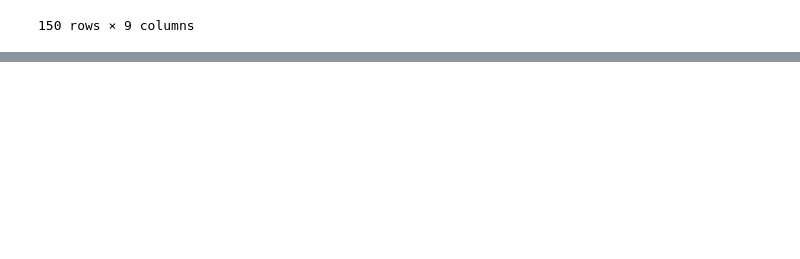
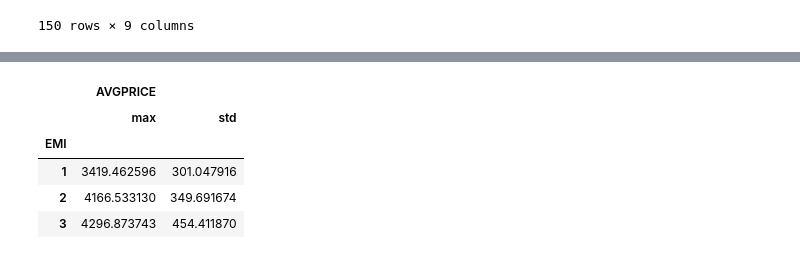
Before and after one commit to km1031kim/python, a Jupyter notebook: Session05 - 데이터 분석 및 데이터 전처리/210510 - 데이터 분석 및 전처리.ipynb, the cells around one changed output, grey strips where cells are left out. Saved outputs shown, nothing was run; the diff lists cells and outputs as text; code cells hidden in the pictures; blank space fills up the shorter version.

```diff
--- a/Session05 - 데이터 분석 및 데이터 전처리/210510 - 데이터 분석 및 전처리.ipynb
+++ b/Session05 - 데이터 분석 및 데이터 전처리/210510 - 데이터 분석 및 전처리.ipynb
@@ -592,0 +644,2 @@ customerData
+# %%
+groupKey = ["EMI"]
@@ -592,0 +654,9 @@ customerData
+# %%
+customerData.groupby(groupKey)[["AVGPRICE"]].agg(["max","std"])
+# %% [output]
+|  | AVGPRICE |  |
+|  | max | std |
+| EMI |  |  |
+| 1 | 3419.462596 | 301.047916 |
+| 2 | 4166.533130 | 349.691674 |
+| 3 | 4296.873743 | 454.411870 |
```
Also changed, not shown: parts of 11 cells of this notebook, 1 other file.
